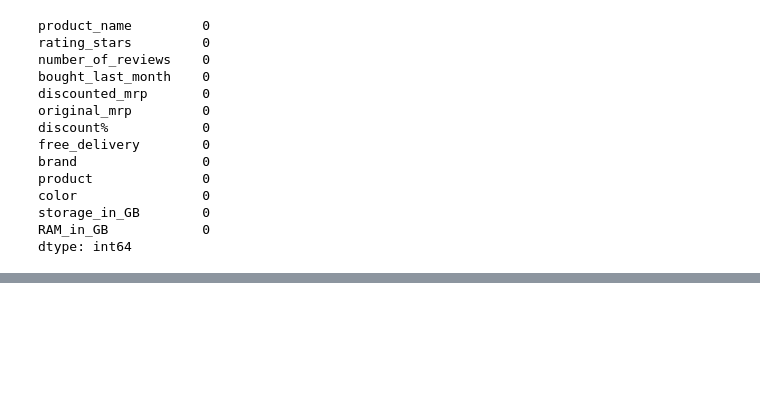
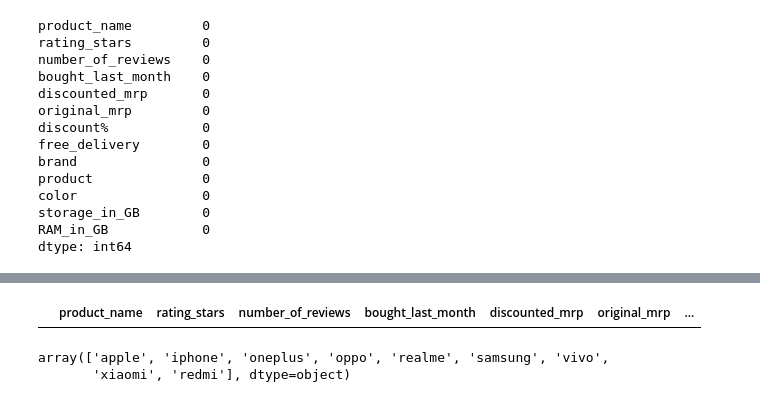
Before and after one commit to madhavJivani/EDA_Ecommerce, a Jupyter notebook: Combined_csvs/merger.ipynb, the cells around one changed output, grey strips where cells are left out. Cells and saved outputs as stored; diff of their text form; code cells hidden in the pictures; blank space fills up the shorter version.

Commit message:
All data is uniform now

```diff
--- a/Combined_csvs/merger.ipynb
+++ b/Combined_csvs/merger.ipynb
@@ -388,0 +437,34 @@ dtype: int64
+# %%
+# Define the brand keywords mapping
+brand_keywords = {
+    'apple': ['iphone', 'apple'],
+    'oneplus': ['oneplus', 'nord'],
+    'oppo': ['oppo'],
+    'samsung': ['samsung'],
+    'vivo': ['vivo'],
+    'xiaomi': ['xiaomi','redmi'],
+    'realme': ['realme']
+}
+def assign_brand(product_name):
+    product_name = product_name.lower()  # Convert to lowercase for case-insensitive matching
+    for brand, keywords in brand_keywords.items():
+        if any(keyword in product_name for keyword in keywords):
+            return brand
+    return 'Unknown'
+
+# Only fill 'brand_new' for rows where 'brand' is 'Unknown'
+data['brand_new'] = data.apply(
+    lambda row: assign_brand(row['product_name']) if row['brand'] == 'Unknown' else row['brand'],
+    axis=1
+)
+
+# Display the updated DataFrame
+data[(data["brand_new"] == "NOT KNOWN") | (data["brand_new"] == "Unknown")]
+# %% [output]
+|  | product_name | rating_stars | number_of_reviews | bought_last_month | discounted_mrp | original_mrp | ... |
+# %%
+data['brand_new'] = data['brand_new'].str.lower()
+data['brand_new'].unique()
+# %% [output]
+array(['apple', 'iphone', 'oneplus', 'oppo', 'realme', 'samsung', 'vivo',
+       'xiaomi', 'redmi'], dtype=object)
```
Also changed, not shown: parts of 8 cells of this notebook, 1 other file.
